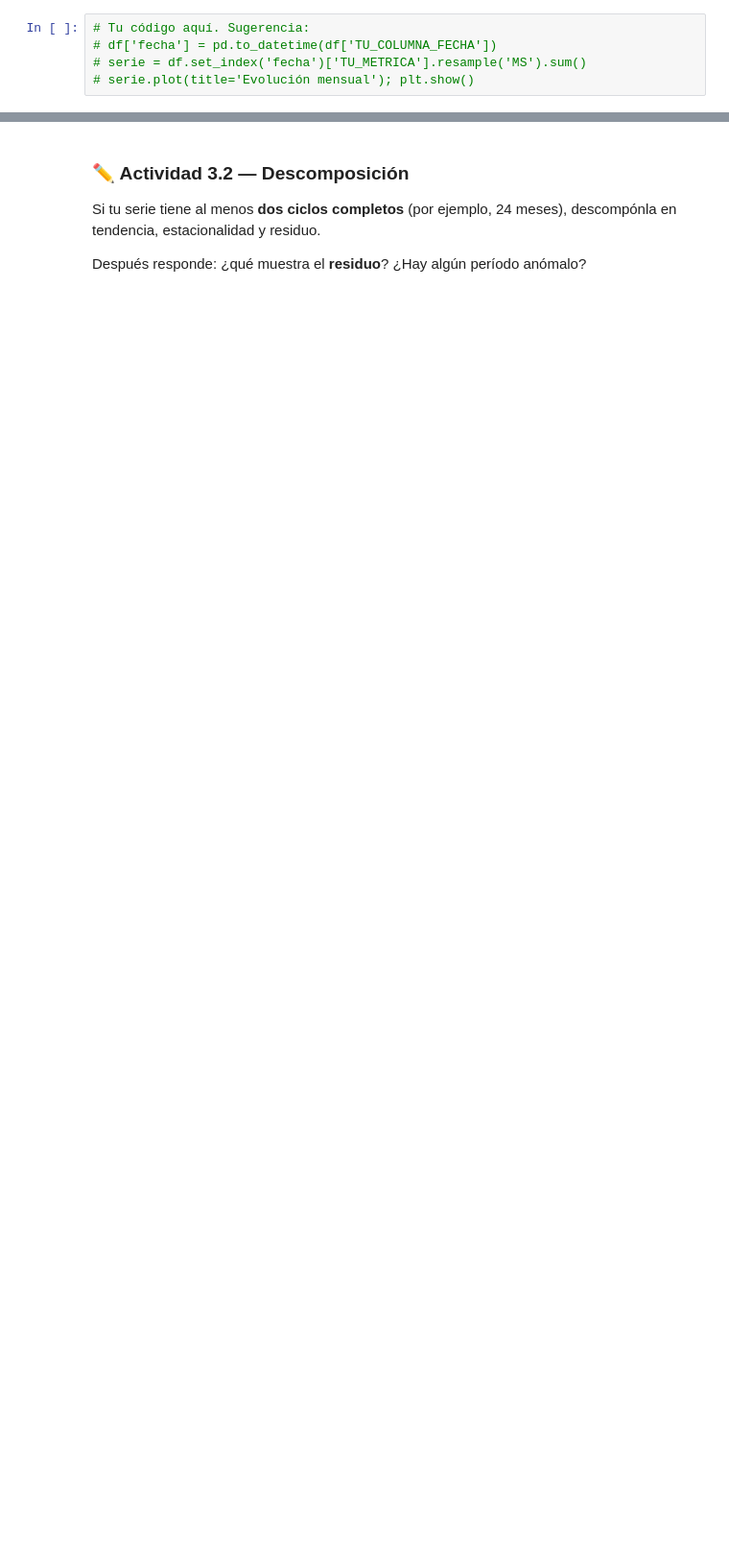
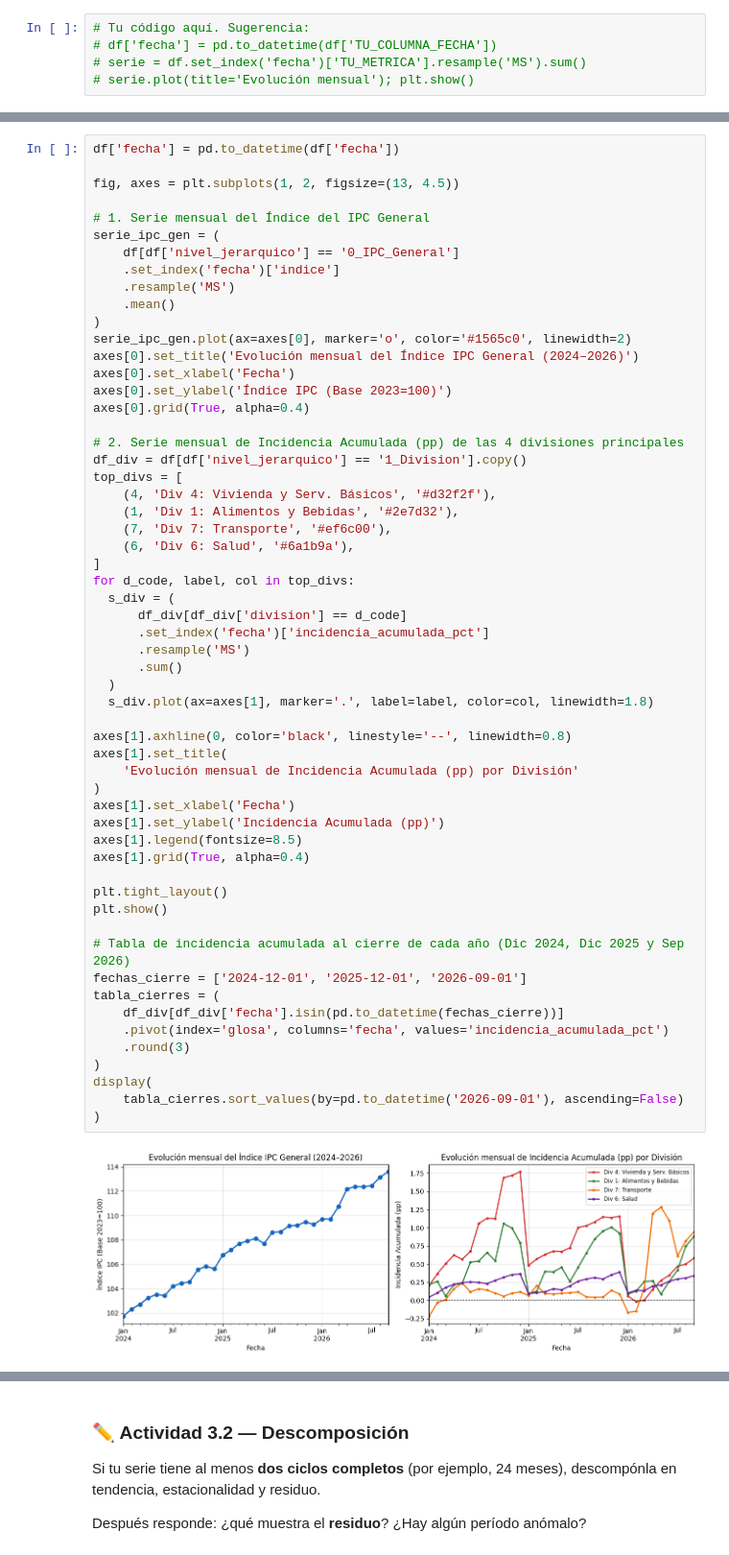
Before and after one commit to frandresst-wq/Proyecto-de-Ciencia-de-Datos, a Jupyter notebook: S3_Entrega2_SOTO_FRANCO.ipynb, the cells around one changed output, grey strips where cells are left out. Shown at 96% size. Saved outputs shown, nothing was run; the diff lists cells and outputs as text; blank space fills up the shorter version.

```diff
--- a/S3_Entrega2_SOTO_FRANCO.ipynb
+++ b/S3_Entrega2_SOTO_FRANCO.ipynb
@@ -806,0 +753,59 @@ Además, la serie reúne ocho estaciones de diferentes ciudades, y se ve que el
+# %%
+df['fecha'] = pd.to_datetime(df['fecha'])
+
+fig, axes = plt.subplots(1, 2, figsize=(13, 4.5))
+
+# 1. Serie mensual del Índice del IPC General
+serie_ipc_gen = (
+    df[df['nivel_jerarquico'] == '0_IPC_General']
+    .set_index('fecha')['indice']
+    .resample('MS')
+    .mean()
+)
+serie_ipc_gen.plot(ax=axes[0], marker='o', color='#1565c0', linewidth=2)
+axes[0].set_title('Evolución mensual del Índice IPC General (2024–2026)')
+axes[0].set_xlabel('Fecha')
+axes[0].set_ylabel('Índice IPC (Base 2023=100)')
+axes[0].grid(True, alpha=0.4)
+
+# 2. Serie mensual de Incidencia Acumulada (pp) de las 4 divisiones principales
+df_div = df[df['nivel_jerarquico'] == '1_Division'].copy()
+top_divs = [
+    (4, 'Div 4: Vivienda y Serv. Básicos', '#d32f2f'),
+    (1, 'Div 1: Alimentos y Bebidas', '#2e7d32'),
+    (7, 'Div 7: Transporte', '#ef6c00'),
+    (6, 'Div 6: Salud', '#6a1b9a'),
+]
+for d_code, label, col in top_divs:
+  s_div = (
+      df_div[df_div['division'] == d_code]
+      .set_index('fecha')['incidencia_acumulada_pct']
+      .resample('MS')
+      .sum()
+  )
+  s_div.plot(ax=axes[1], marker='.', label=label, color=col, linewidth=1.8)
+
+axes[1].axhline(0, color='black', linestyle='--', linewidth=0.8)
+axes[1].set_title(
+    'Evolución mensual de Incidencia Acumulada (pp) por División'
+)
+axes[1].set_xlabel('Fecha')
+axes[1].set_ylabel('Incidencia Acumulada (pp)')
+axes[1].legend(fontsize=8.5)
+axes[1].grid(True, alpha=0.4)
+
+plt.tight_layout()
+plt.show()
+
+# Tabla de incidencia acumulada al cierre de cada año (Dic 2024, Dic 2025 y Sep 2026)
+fechas_cierre = ['2024-12-01', '2025-12-01', '2026-09-01']
+tabla_cierres = (
+    df_div[df_div['fecha'].isin(pd.to_datetime(fechas_cierre))]
+    .pivot(index='glosa', columns='fecha', values='incidencia_acumulada_pct')
+    .round(3)
+)
+display(
+    tabla_cierres.sort_values(by=pd.to_datetime('2026-09-01'), ascending=False)
+)
+# %% [output]
+[figure, added]
```
Also changed, not shown: parts of 7 cells of this notebook.
